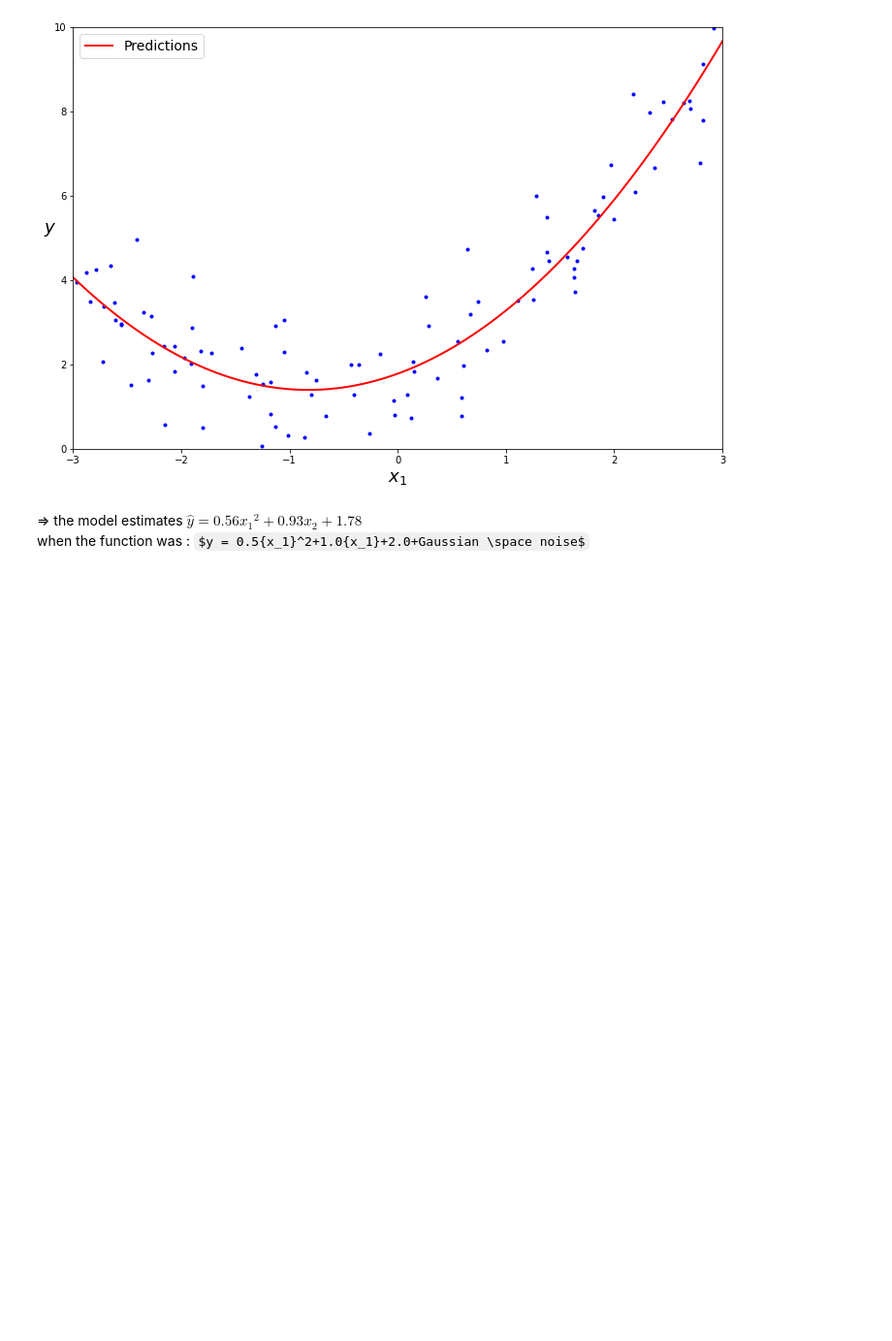
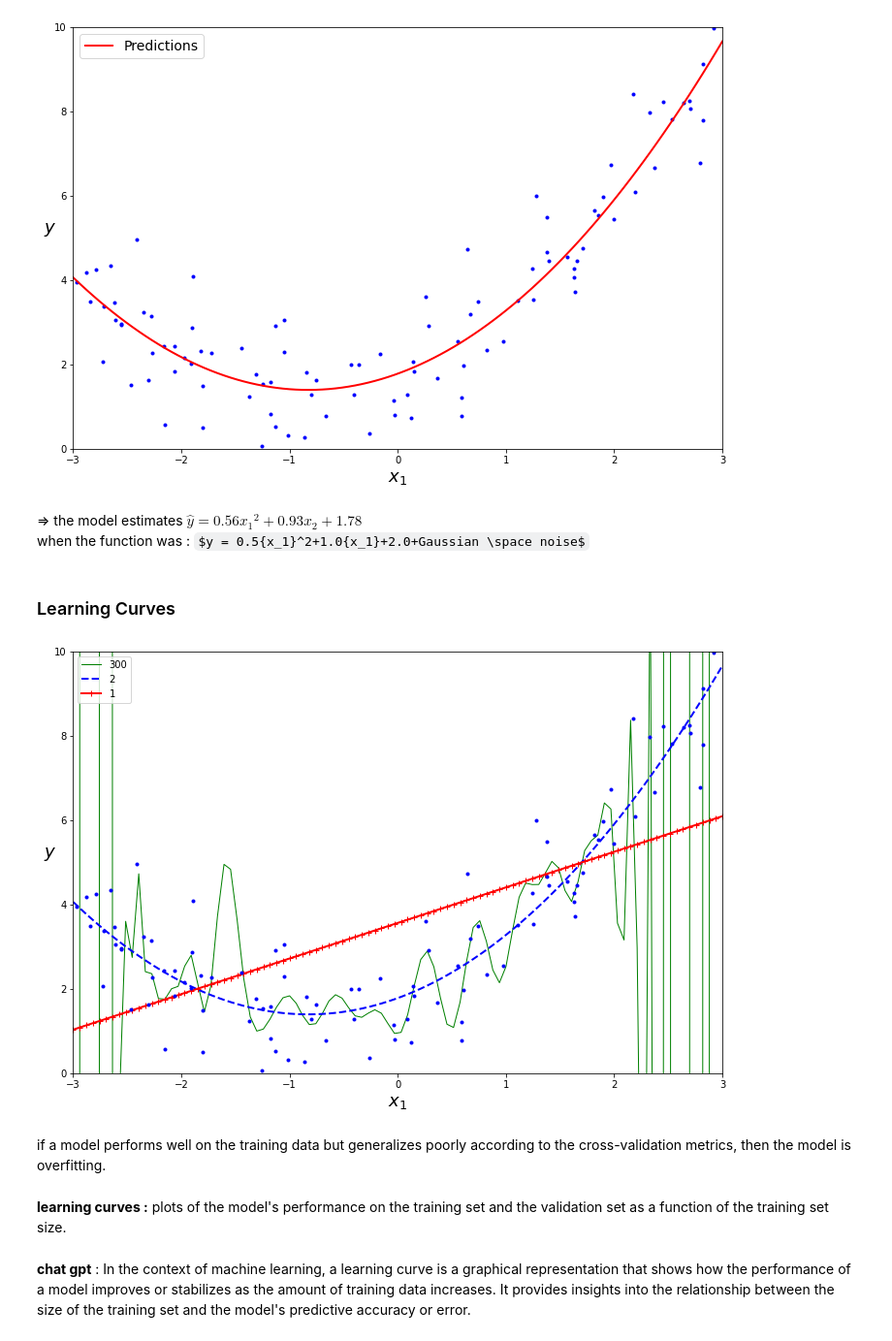
Before and after one commit to chikoungoun/Machine-Learning, a Jupyter notebook: Hands On machine Learning - A summary/Chapter 4 - Training Models.ipynb, the cells around one changed output. Shown at 97% size. Drawn from its saved outputs; the diff is of its cells as text; code cells hidden in the pictures; some formulas as TeX source; blank space fills up the shorter version.

Commit message:
Learning curves

```diff
--- a/Hands On machine Learning - A summary/Chapter 4 - Training Models.ipynb
+++ b/Hands On machine Learning - A summary/Chapter 4 - Training Models.ipynb
@@ -332,3 +332,38 @@ plt.show()
 # %% [markdown]
 => the model estimates $\hat{y} = 0.56{x_1}^2 + 0.93{x_2} + 1.78$
 when the function was : $y = 0.5{x_1}^2+1.0{x_1}+2.0+Gaussian \space noise$
+# %% [markdown]
+### Learning Curves
+# %%
+from sklearn.preprocessing import StandardScaler
+from sklearn.pipeline import Pipeline
+
+plt.figure(figsize=(12,8))
+
+for style, width, degree in (("g-", 1, 300), ("b--", 2, 2), ("r-+", 2, 1)):
+    polybig_features = PolynomialFeatures(degree=degree, include_bias=False)
+    std_scaler = StandardScaler()
+    lin_reg = LinearRegression()
+    polynomial_regression = Pipeline([
+            ("poly_features", polybig_features),
+            ("std_scaler", std_scaler),
+            ("lin_reg", lin_reg),
+        ])
+    polynomial_regression.fit(X, y)
+    y_newbig = polynomial_regression.predict(X_new)
+    plt.plot(X_new, y_newbig, style, label=str(degree), linewidth=width)
+
+plt.plot(X, y, "b.", linewidth=3)
+plt.legend(loc="upper left")
+plt.xlabel("$x_1$", fontsize=18)
+plt.ylabel("$y$", rotation=0, fontsize=18)
+plt.axis([-3, 3, 0, 10])
+plt.show()
+# %% [output]
+[figure, added]
+# %% [markdown]
+if a model performs well on the training data but generalizes poorly according to the cross-validation metrics, then the model is overfitting.
+# %% [markdown]
+**learning curves :** plots of the model's performance on the training set and the validation set as a function of the training set size.
+# %% [markdown]
+**chat gpt** : In the context of machine learning, a learning curve is a graphical representation that shows how the performance of a model improves or stabilizes as the amount of training data increases. It provides insights into the relationship between the size of the training set and the model's predictive accuracy or error.
```
Also changed, not shown: parts of 8 cells of this notebook.
